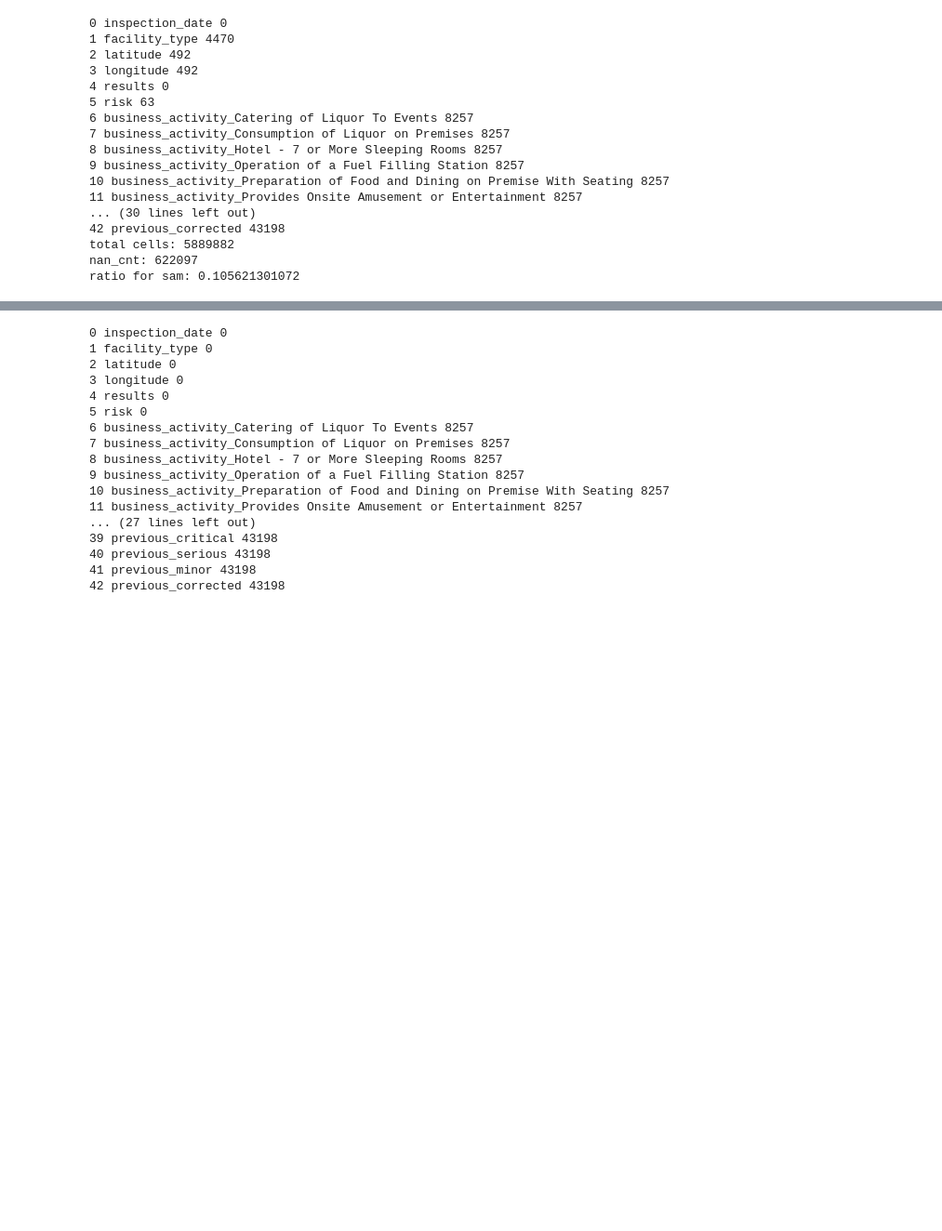
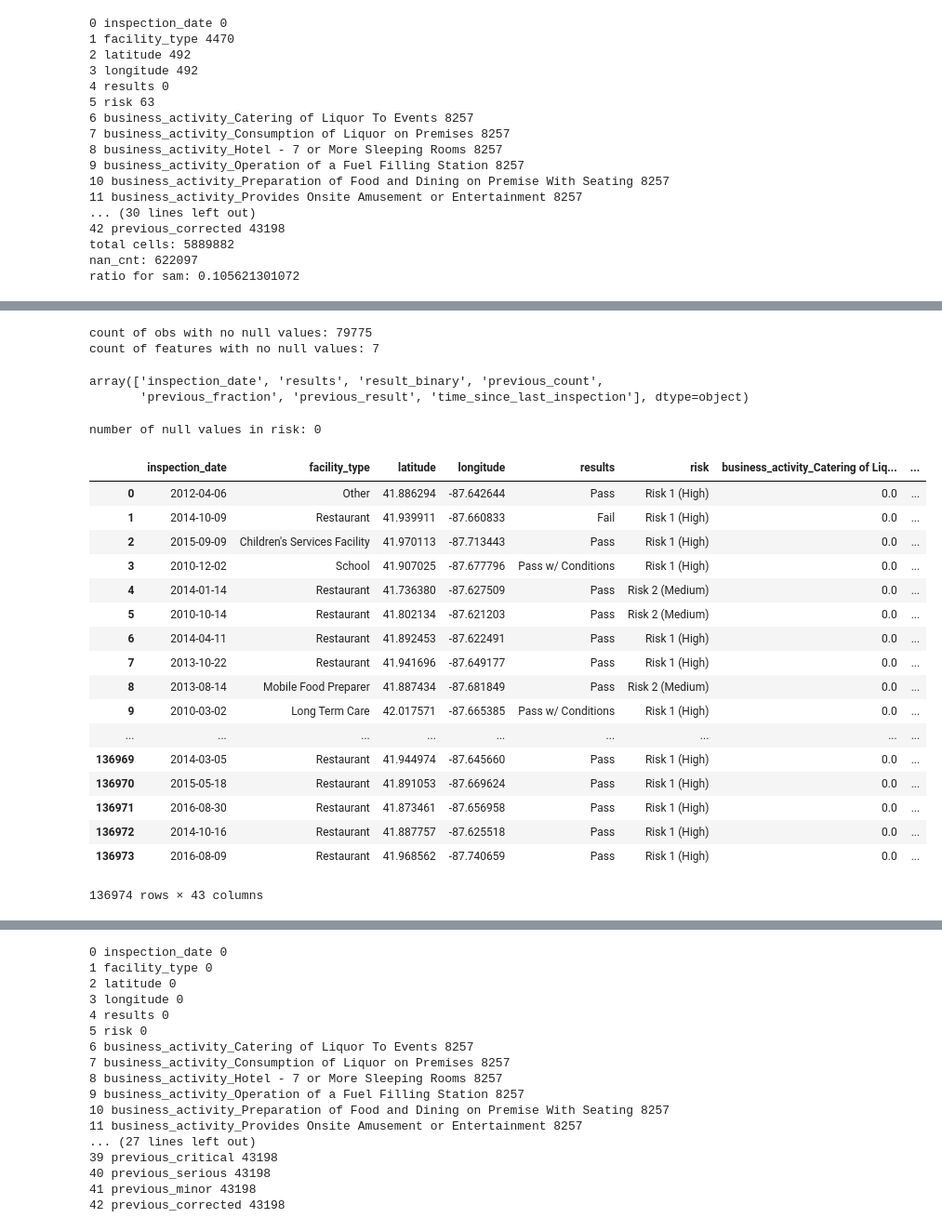
Before and after one commit to Fggw/downloader, a Jupyter notebook: ChicagoFoodInspection_CS109a_Final.ipynb, the cells around one changed output, grey strips where cells are left out. Shown at 93% size. Drawn from its saved outputs; the diff is of its cells as text; code cells hidden in the pictures; blank space fills up the shorter version.

Commit message:
data almost ready for makin' models

```diff
--- a/ChicagoFoodInspection_CS109a_Final.ipynb
+++ b/ChicagoFoodInspection_CS109a_Final.ipynb
@@ -559,3 +559,30 @@ print 'ratio for sam:', nan_cnt / float(data_sub.size)
 total cells: 5889882
 nan_cnt: 622097
 ratio for sam: 0.105621301072
+# %%
+# how should we handle the historical count data?
+# there's no optimal solution: either (1) impute, biasing that they wouldn't have done well
+# or (2) set to 0, biasing that they would've done well? We'll set to 0 for simplicity.
+
+print 'count of obs for which previous_count == 0:', data_sub[data_sub['previous_count'] == 0.0].shape[0]
+print 'this corresponds with number of nans for previous_fraction, previous_result, time_since_last_inspection, which is what we\'d expect'
+
+# set all these to 0 then
+hist_cols = ['previous_fraction',
+            'previous_result',
+            'time_since_last_inspection',
+            'previous_violations',
+            'previous_citations',
+            'previous_critical',
+            'previous_serious',
+            'previous_minor',
+            'previous_corrected']
+
+for hist_col in hist_cols:
+    data_sub.loc[data_sub['previous_count'] == 0.0, hist_col] = data_sub.loc[data_sub['previous_count'] == 0.0, hist_col].fillna(value = 0)
+
+print '\n here are NaN counts after this step: \n'
+for i, column in enumerate(data_sub.columns):
+    print i, column, np.array(data_sub[column].isnull()).sum()
+
+print '37-42 still have a uniform number of null values because they had no text from the inspection, so nothing to scrape'
@@ -561,0 +607,22 @@ ratio for sam: 0.105621301072
+# %%
+# obs with no null values
+print 'count of obs with no null values:', data_sub.shape[0] - data_sub.isnull().any(axis = 1).sum()
+print 'count of features with no null values:', data_sub.shape[1] - data_sub.isnull().any(axis = 0).sum()
+# %% [output]
+count of obs with no null values: 79775
+count of features with no null values: 7
+# %%
+# features with no null values we can use to impute
+data_sub.isnull().any(axis = 0)[data_sub.isnull().any(axis = 0) == False].index.values
+# %% [output]
+array(['inspection_date', 'results', 'result_binary', 'previous_count',
+       'previous_fraction', 'previous_result', 'time_since_last_inspection'], dtype=object)
+# %%
+# so that the imputer has enough predictors, to work with, fill in risk by mean / mode approach since only 63 obs have nulls
+
+data_sub['risk'].fillna(value = data_sub['risk'].mode()[0], inplace = True)
+
+# check
+print 'number of null values in risk:', data_sub['risk'].isnull().sum()
+# %% [output]
+number of null values in risk: 0
@@ -561,0 +632,27 @@ ratio for sam: 0.105621301072
+# %%
+for i, row in data_sub[['facility_type']].iterrows():
+    if row.values not in take_types:
+        data_sub.loc[i, 'facility_type'] = 'Other'
+    else:
+        continue
+# %%
+data_sub.facility_type.value_counts()
+# %% [output]
+|  | inspection_date | facility_type | latitude | longitude | results | risk | business_activity_Catering of Liq... | ... |
+| 0 | 2012-04-06 | Other | 41.886294 | -87.642644 | Pass | Risk 1 (High) | 0.0 | ... |
+| 1 | 2014-10-09 | Restaurant | 41.939911 | -87.660833 | Fail | Risk 1 (High) | 0.0 | ... |
+| 2 | 2015-09-09 | Children's Services Facility | 41.970113 | -87.713443 | Pass | Risk 1 (High) | 0.0 | ... |
+| 3 | 2010-12-02 | School | 41.907025 | -87.677796 | Pass w/ Conditions | Risk 1 (High) | 0.0 | ... |
+| 4 | 2014-01-14 | Restaurant | 41.736380 | -87.627509 | Pass | Risk 2 (Medium) | 0.0 | ... |
+| 5 | 2010-10-14 | Restaurant | 41.802134 | -87.621203 | Pass | Risk 2 (Medium) | 0.0 | ... |
+| 6 | 2014-04-11 | Restaurant | 41.892453 | -87.622491 | Pass | Risk 1 (High) | 0.0 | ... |
+| 7 | 2013-10-22 | Restaurant | 41.941696 | -87.649177 | Pass | Risk 1 (High) | 0.0 | ... |
+| 8 | 2013-08-14 | Mobile Food Preparer | 41.887434 | -87.681849 | Pass | Risk 2 (Medium) | 0.0 | ... |
+| 9 | 2010-03-02 | Long Term Care | 42.017571 | -87.665385 | Pass w/ Conditions | Risk 1 (High) | 0.0 | ... |
+| ... | ... | ... | ... | ... | ... | ... | ... | ... |
+| 136969 | 2014-03-05 | Restaurant | 41.944974 | -87.645660 | Pass | Risk 1 (High) | 0.0 | ... |
+| 136970 | 2015-05-18 | Restaurant | 41.891053 | -87.669624 | Pass | Risk 1 (High) | 0.0 | ... |
+| 136971 | 2016-08-30 | Restaurant | 41.873461 | -87.656958 | Pass | Risk 1 (High) | 0.0 | ... |
+| 136972 | 2014-10-16 | Restaurant | 41.887757 | -87.625518 | Pass | Risk 1 (High) | 0.0 | ... |
+| 136973 | 2016-08-09 | Restaurant | 41.968562 | -87.740659 | Pass | Risk 1 (High) | 0.0 | ... |
+136974 rows × 43 columns
```
Also changed, not shown: parts of 12 cells of this notebook.
